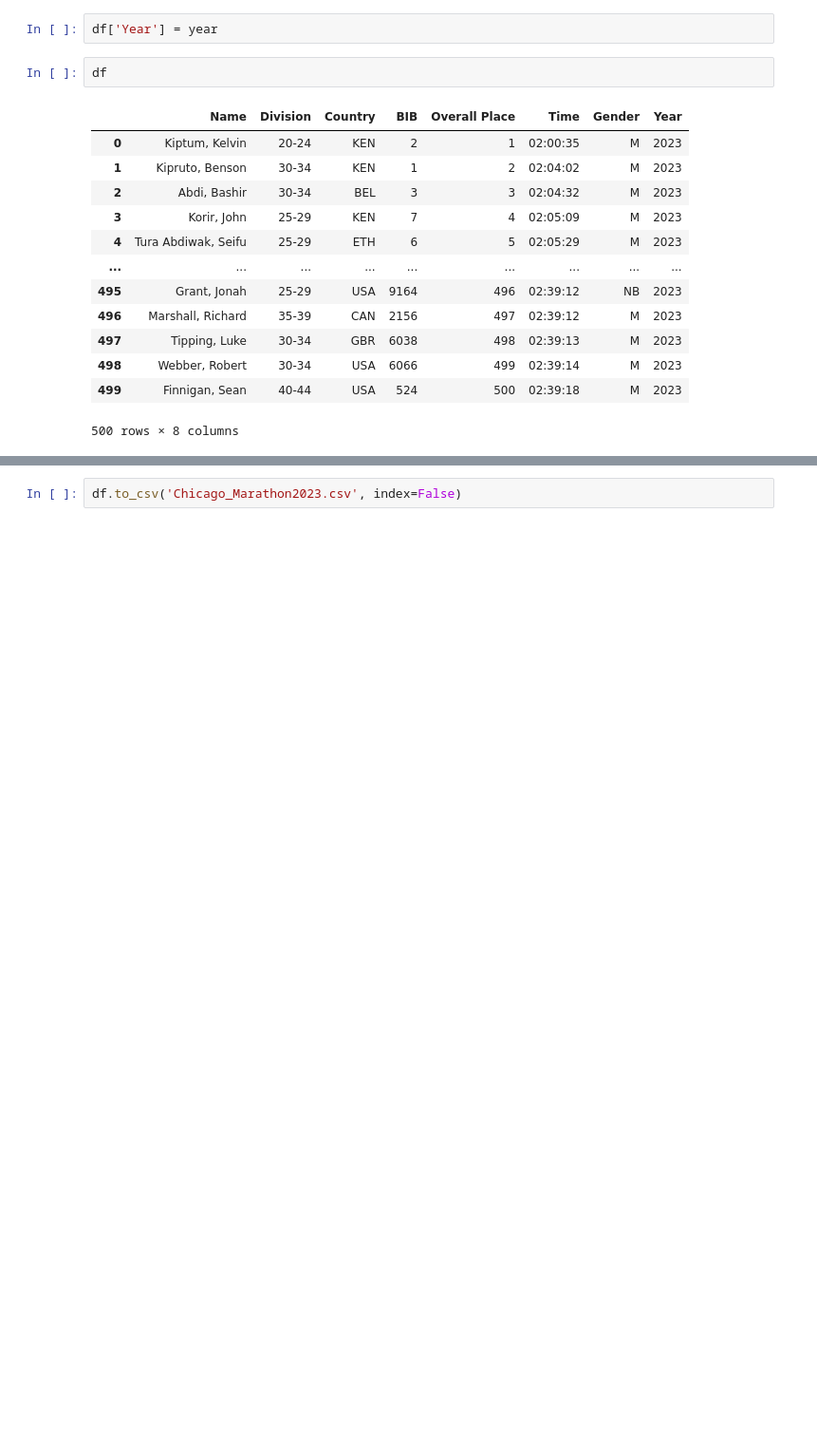
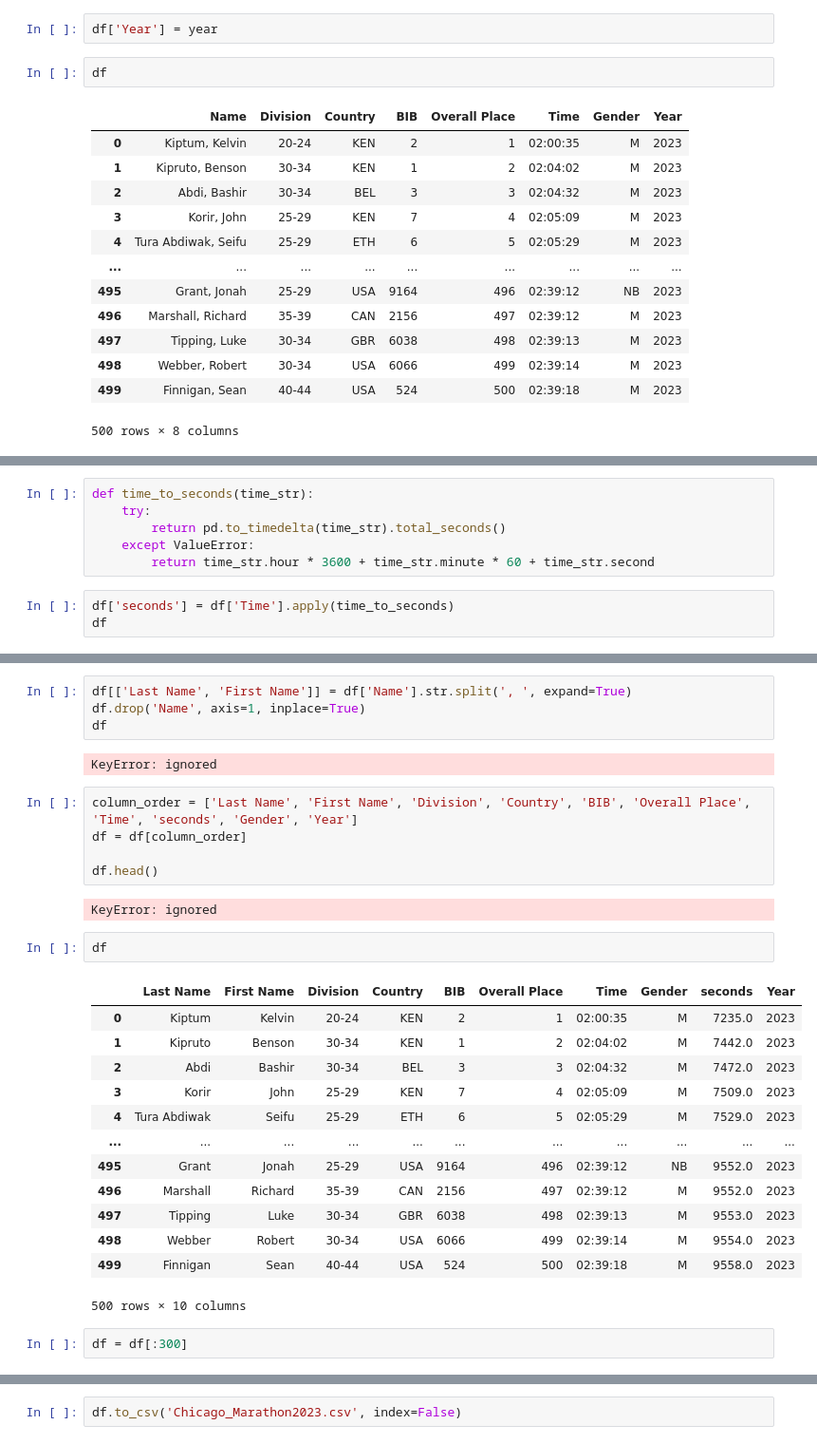
Before and after one commit to snwnkang/CS171_Final_vis_Marathon, a Jupyter notebook: Chicago_Marathon_scraper.ipynb, the cells around one changed output, grey strips where cells are left out. Shown at 95% size. Drawn from its saved outputs; the diff is of its cells as text; blank space fills up the shorter version.

```diff
--- a/Chicago_Marathon_scraper.ipynb
+++ b/Chicago_Marathon_scraper.ipynb
@@ -12486,0 +12503,9 @@ df
+# %%
+def time_to_seconds(time_str):
+    try:
+        return pd.to_timedelta(time_str).total_seconds()
+    except ValueError:
+        return time_str.hour * 3600 + time_str.minute * 60 + time_str.second
+# %%
+df['seconds'] = df['Time'].apply(time_to_seconds)
+df
@@ -12486,0 +12531,31 @@ df
+# %%
+df[['Last Name', 'First Name']] = df['Name'].str.split(', ', expand=True)
+df.drop('Name', axis=1, inplace=True)
+df
+# %% [output]
+KeyError: ignored
+# %%
+column_order = ['Last Name', 'First Name', 'Division', 'Country', 'BIB', 'Overall Place', 'Time', 'seconds', 'Gender', 'Year']
+df = df[column_order]
+
+df.head()
+# %% [output]
+KeyError: ignored
+# %%
+df
+# %% [output]
+|  | Last Name | First Name | Division | Country | BIB | Overall Place | Time | Gender | seconds | Year |
+| 0 | Kiptum | Kelvin | 20-24 | KEN | 2 | 1 | 02:00:35 | M | 7235.0 | 2023 |
+| 1 | Kipruto | Benson | 30-34 | KEN | 1 | 2 | 02:04:02 | M | 7442.0 | 2023 |
+| 2 | Abdi | Bashir | 30-34 | BEL | 3 | 3 | 02:04:32 | M | 7472.0 | 2023 |
+| 3 | Korir | John | 25-29 | KEN | 7 | 4 | 02:05:09 | M | 7509.0 | 2023 |
+| 4 | Tura Abdiwak | Seifu | 25-29 | ETH | 6 | 5 | 02:05:29 | M | 7529.0 | 2023 |
+| ... | ... | ... | ... | ... | ... | ... | ... | ... | ... | ... |
+| 495 | Grant | Jonah | 25-29 | USA | 9164 | 496 | 02:39:12 | NB | 9552.0 | 2023 |
+| 496 | Marshall | Richard | 35-39 | CAN | 2156 | 497 | 02:39:12 | M | 9552.0 | 2023 |
+| 497 | Tipping | Luke | 30-34 | GBR | 6038 | 498 | 02:39:13 | M | 9553.0 | 2023 |
+| 498 | Webber | Robert | 30-34 | USA | 6066 | 499 | 02:39:14 | M | 9554.0 | 2023 |
+| 499 | Finnigan | Sean | 40-44 | USA | 524 | 500 | 02:39:18 | M | 9558.0 | 2023 |
+500 rows × 10 columns
+# %%
+df = df[:300]
```
Also changed, not shown: parts of 3 cells of this notebook.
